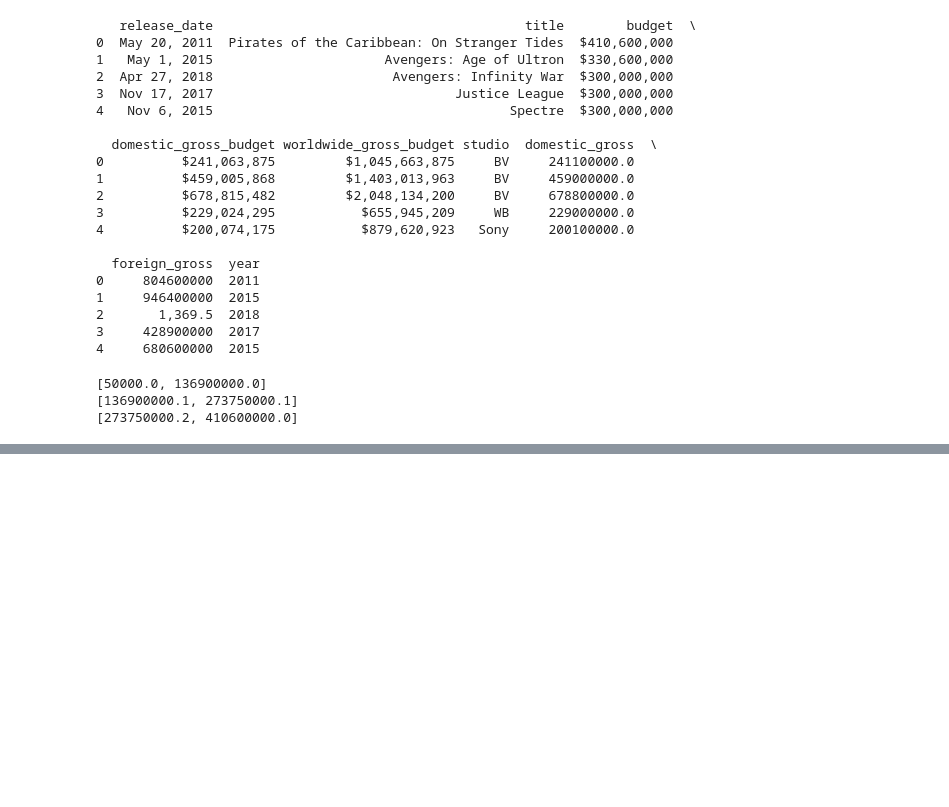
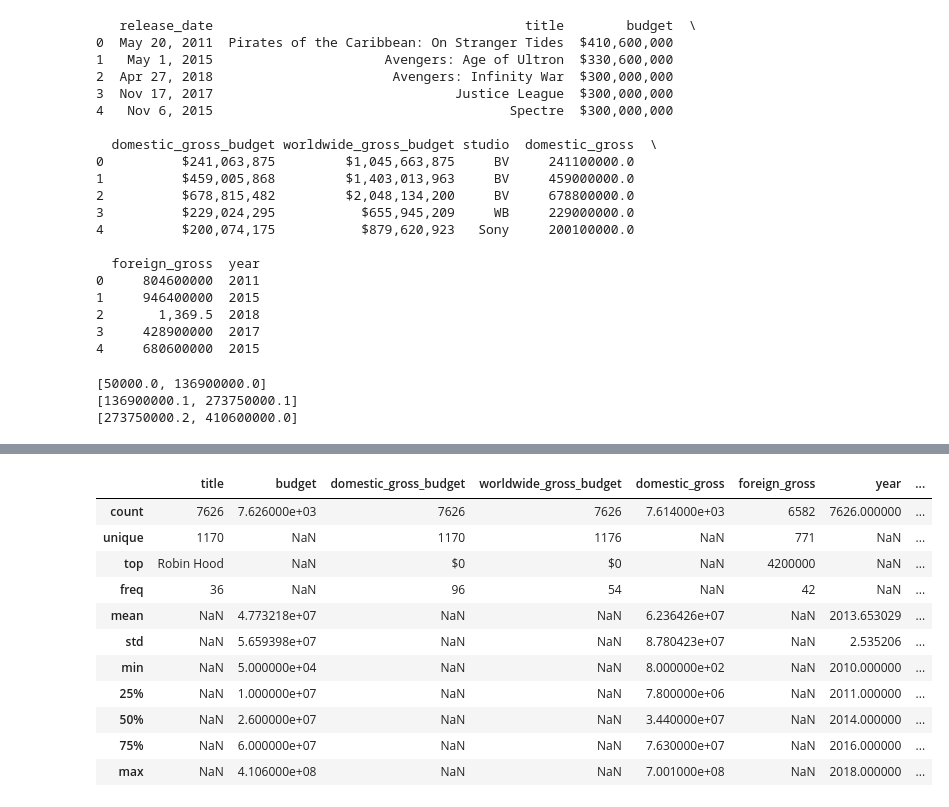
Before and after one commit to GiannaSal/phase-2-project, a Jupyter notebook: salma.ipynb, the cells around one changed output, grey strips where cells are left out. Saved outputs shown, nothing was run; the diff lists cells and outputs as text; code cells hidden in the pictures; blank space fills up the shorter version.

Commit message:
Merged moviea dataframe created from merging movie info tmdb movies movies gross and movies budget. duplicates also removed and alot of columns dropped

```diff
--- a/salma.ipynb
+++ b/salma.ipynb
@@ -515,0 +574,19 @@ print(high_budget)
+# %%
+merged_movies['genres'] = merged_movies['genres'].apply(lambda x: x if isinstance(x, list) else [])
+#explode so each movie-genre pair is a separate row
+merged_movies_exploded = merged_movies.explode('genres')
+merged_movies_exploded['genres'] = merged_movies_exploded['genres'].str.lower().str.strip()
+# %%
+#split genre strings by '|' then explode
+movie_info['genre'] = movie_info['genre'].str.split('|')
+movie_info_exploded = movie_info.explode('genre')
+movie_info_exploded['genre'] = movie_info_exploded['genre'].str.lower().str.strip()
+# %%
+merged_movies = pd.merge(
+    merged_movies_exploded,
+    movie_info_exploded,
+    left_on='genres',
+    right_on='genre',
+    how='inner'
+)
+merged_movies.head()
@@ -515,0 +624,35 @@ print(high_budget)
+# %%
+columns_to_drop_names = [
+    'studio_x',
+    'original_language',
+    'popularity',
+    'release_date_y',
+    'vote_average',
+    'vote_count',
+    'synopsis',
+    'rating',
+    'director',
+    'writer',
+    'theater_date',
+    'dvd_date',
+    'box_office',
+    'release_date_x',
+    'runtime',
+    'studio_y'
+]
+merged_movies = merged_movies.drop(columns=columns_to_drop_names)
+# %%
+merged_movies.describe(include = 'all')
+# %% [output]
+|  | title | budget | domestic_gross_budget | worldwide_gross_budget | domestic_gross | foreign_gross | year | ... |
+| count | 7626 | 7.626000e+03 | 7626 | 7626 | 7.614000e+03 | 6582 | 7626.000000 | ... |
+| unique | 1170 | NaN | 1170 | 1176 | NaN | 771 | NaN | ... |
+| top | Robin Hood | NaN | $0 | $0 | NaN | 4200000 | NaN | ... |
+| freq | 36 | NaN | 96 | 54 | NaN | 42 | NaN | ... |
+| mean | NaN | 4.773218e+07 | NaN | NaN | 6.236426e+07 | NaN | 2013.653029 | ... |
+| std | NaN | 5.659398e+07 | NaN | NaN | 8.780423e+07 | NaN | 2.535206 | ... |
+| min | NaN | 5.000000e+04 | NaN | NaN | 8.000000e+02 | NaN | 2010.000000 | ... |
+| 25% | NaN | 1.000000e+07 | NaN | NaN | 7.800000e+06 | NaN | 2011.000000 | ... |
+| 50% | NaN | 2.600000e+07 | NaN | NaN | 3.440000e+07 | NaN | 2014.000000 | ... |
+| 75% | NaN | 6.000000e+07 | NaN | NaN | 7.630000e+07 | NaN | 2016.000000 | ... |
+| max | NaN | 4.106000e+08 | NaN | NaN | 7.001000e+08 | NaN | 2018.000000 | ... |
```
Also changed, not shown: parts of 11 cells of this notebook.
